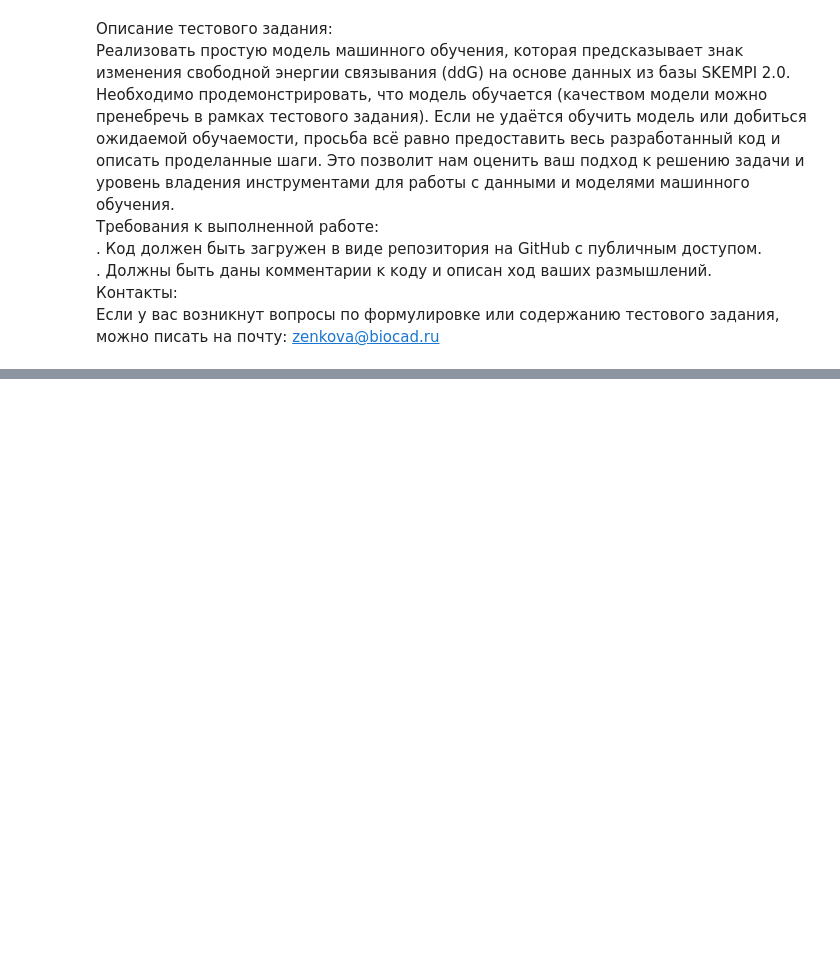
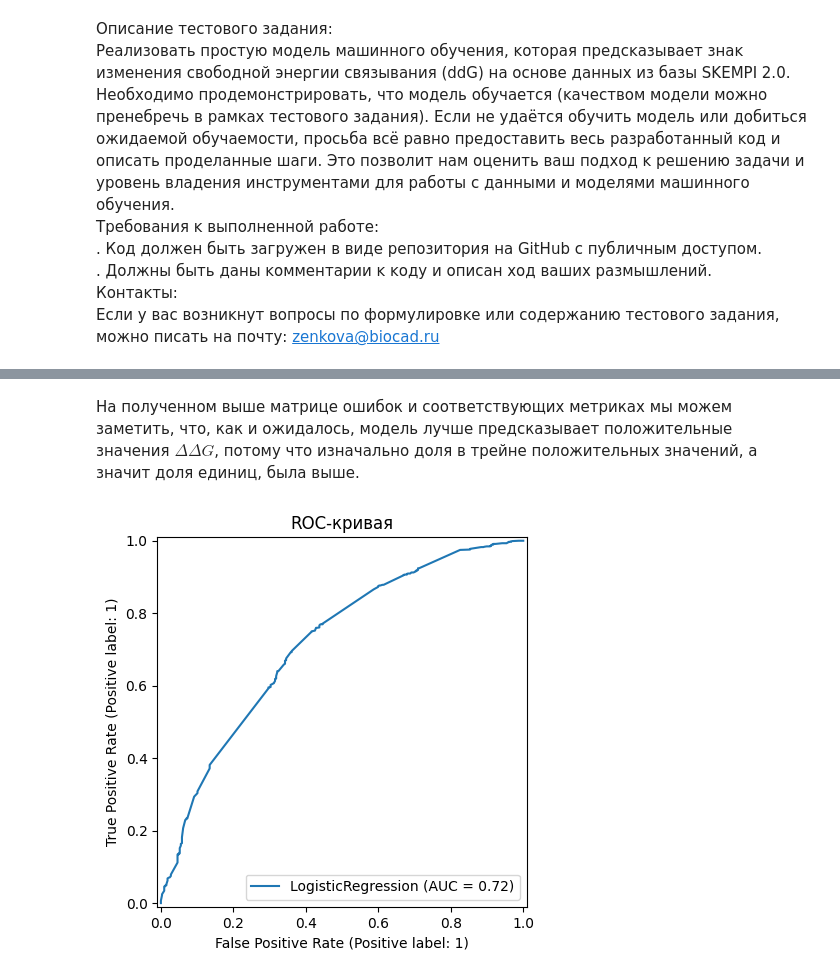
Before and after one commit to steministka/test-biocad-ml, a Jupyter notebook: Тестовое_биокад_мл.ipynb, the cells around one changed output, grey strips where cells are left out. Drawn from its saved outputs; the diff is of its cells as text; code cells hidden in the pictures; blank space fills up the shorter version.

```diff
--- a/Тестовое_биокад_мл.ipynb
+++ b/Тестовое_биокад_мл.ipynb
@@ -21,0 +397,8 @@
+# %% [markdown]
+На полученном выше матрице ошибок и соответствующих метриках мы можем заметить, что, как и ожидалось, модель лучше предсказывает положительные значения $\Delta \Delta G$, потому что изначально доля в трейне положительных значений, а значит доля единиц, была выше.
+# %%
+RocCurveDisplay.from_estimator(final_model, X_test, y_test)
+plt.title("ROC-кривая")
+plt.show()
+# %% [output]
+[figure, added]
```
Also changed, not shown: parts of 70 cells of this notebook, 7 other files.
